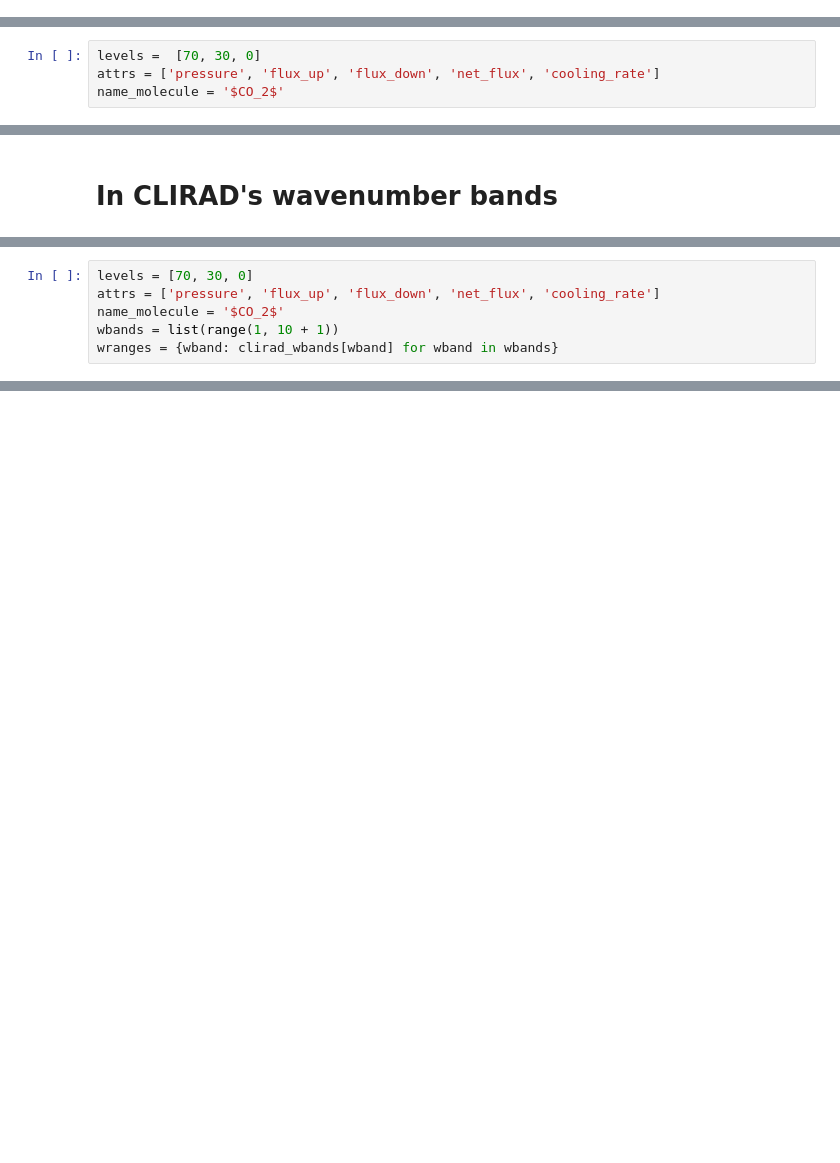
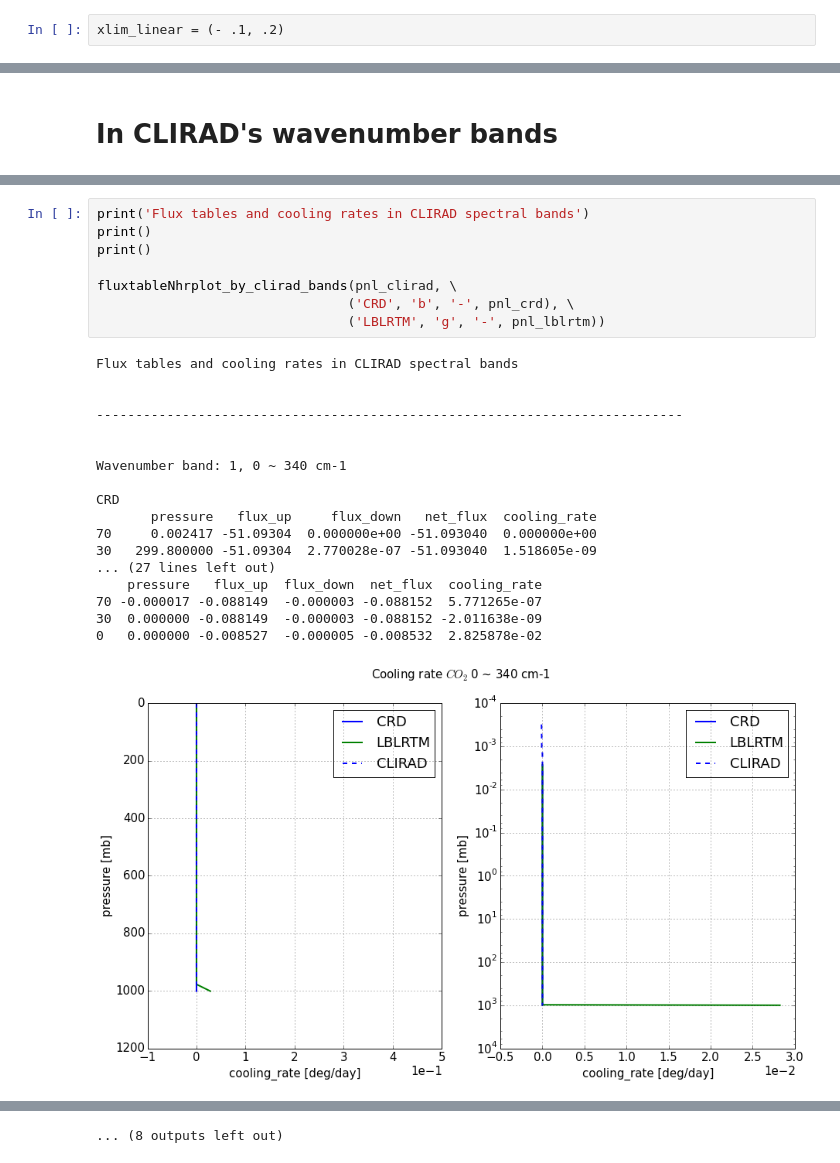
Before and after one commit to qAp/offline_radiation_notebooks, a Jupyter notebook: longwave_mls_CO2.ipynb, the cells around one changed output, grey strips where cells are left out. Cells and saved outputs as stored; diff of their text form; blank space fills up the shorter version.

```diff
--- a/longwave_mls_CO2.ipynb
+++ b/longwave_mls_CO2.ipynb
@@ -144,6 +116,4 @@ plt.legend(['CRD', 'CLIRAD',
+# %%
+xlim_linear = (- .1, .2)
 # %% [markdown]
 # In RRTMG's wavenumber bands
-# %%
-levels =  [70, 30, 0]
-attrs = ['pressure', 'flux_up', 'flux_down', 'net_flux', 'cooling_rate']
-name_molecule = '$CO_2$'
@@ -336,6 +276,0 @@ clirad_wbands = rtmtools.clirad.lw.info.wavenumber_bands()
-# %%
-levels = [70, 30, 0]
-attrs = ['pressure', 'flux_up', 'flux_down', 'net_flux', 'cooling_rate']
-name_molecule = '$CO_2$'
-wbands = list(range(1, 10 + 1))
-wranges = {wband: clirad_wbands[wband] for wband in wbands}
@@ -522,0 +321,27 @@ LBLRTM
+# %%
+print('Flux tables and cooling rates in CLIRAD spectral bands')
+print()
+print()
+
+fluxtableNhrplot_by_clirad_bands(pnl_clirad, \
+                                ('CRD', 'b', '-', pnl_crd), \
+                                ('LBLRTM', 'g', '-', pnl_lblrtm))
+# %% [output]
+Flux tables and cooling rates in CLIRAD spectral bands
+
+
+---------------------------------------------------------------------------
+
+
+Wavenumber band: 1, 0 ~ 340 cm-1
+
+CRD
+       pressure   flux_up     flux_down   net_flux  cooling_rate
+70     0.002417 -51.09304  0.000000e+00 -51.093040  0.000000e+00
+30   299.800000 -51.09304  2.770028e-07 -51.093040  1.518605e-09
+... (27 lines left out)
+    pressure   flux_up  flux_down  net_flux  cooling_rate
+70 -0.000017 -0.088149  -0.000003 -0.088152  5.771265e-07
+30  0.000000 -0.088149  -0.000003 -0.088152 -2.011638e-09
+0   0.000000 -0.008527  -0.000005 -0.008532  2.825878e-02
+[figure, added]
@@ -523 +438,2 @@ LBLRTM
+... (8 outputs left out)
 # %%
```
Also changed, not shown: parts of 26 cells of this notebook, 6 other files.
